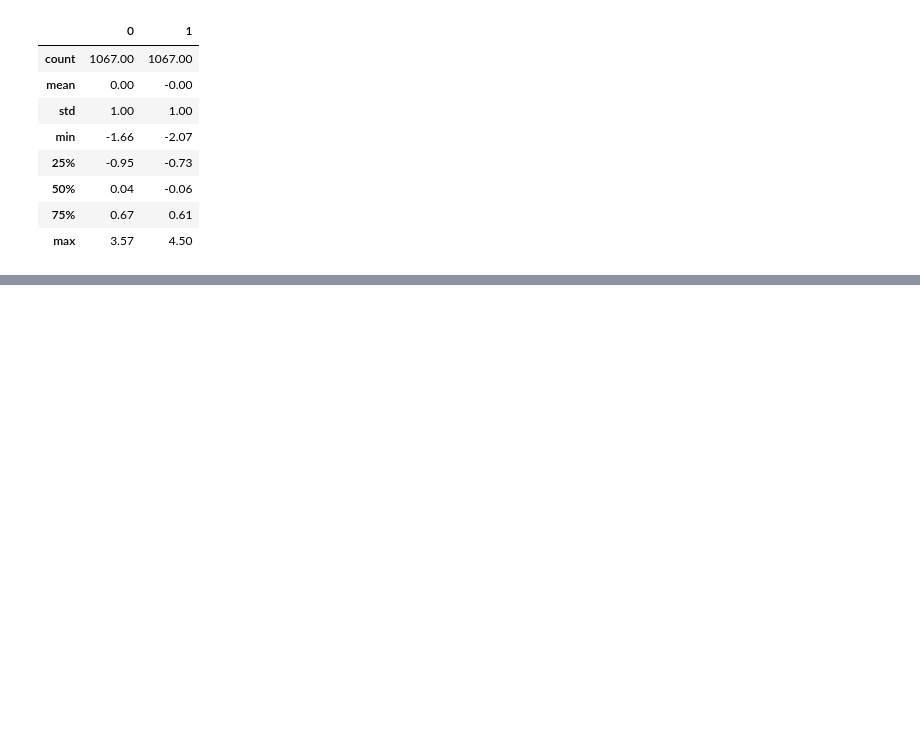
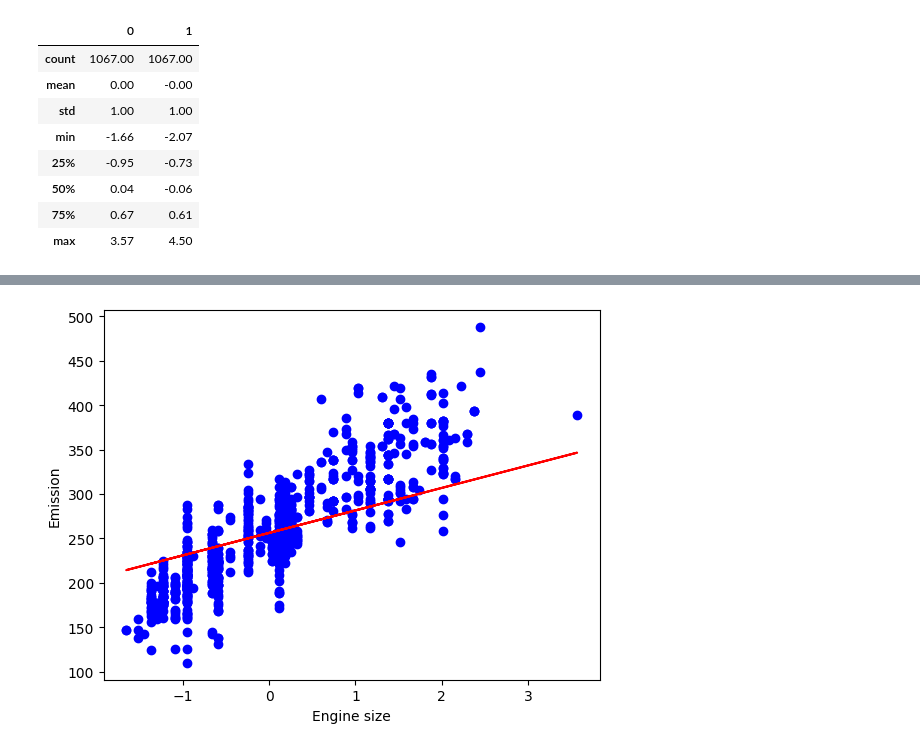
Before and after one commit to Uttam1611/ml-learning-journey, a Jupyter notebook: linear-rgression/Linear-regression.ipynb, the cells around one changed output, grey strips where cells are left out. Cells and saved outputs as stored; diff of their text form; code cells hidden in the pictures; blank space fills up the shorter version.

```diff
--- a/linear-rgression/Linear-regression.ipynb
+++ b/linear-rgression/Linear-regression.ipynb
@@ -201,0 +258,8 @@ pd.DataFrame(X_std).describe().round(2)
+# %%
+plt.scatter(    , Y_train,  color='blue')
+plt.plot(X_train[:,0], coef_[0,0] * X_train[:,0] + intercept_[0], '-r')
+plt.xlabel("Engine size")
+plt.ylabel("Emission")
+plt.show()
+# %% [output]
+[figure, added]
```
Also changed, not shown: parts of 6 cells of this notebook.
